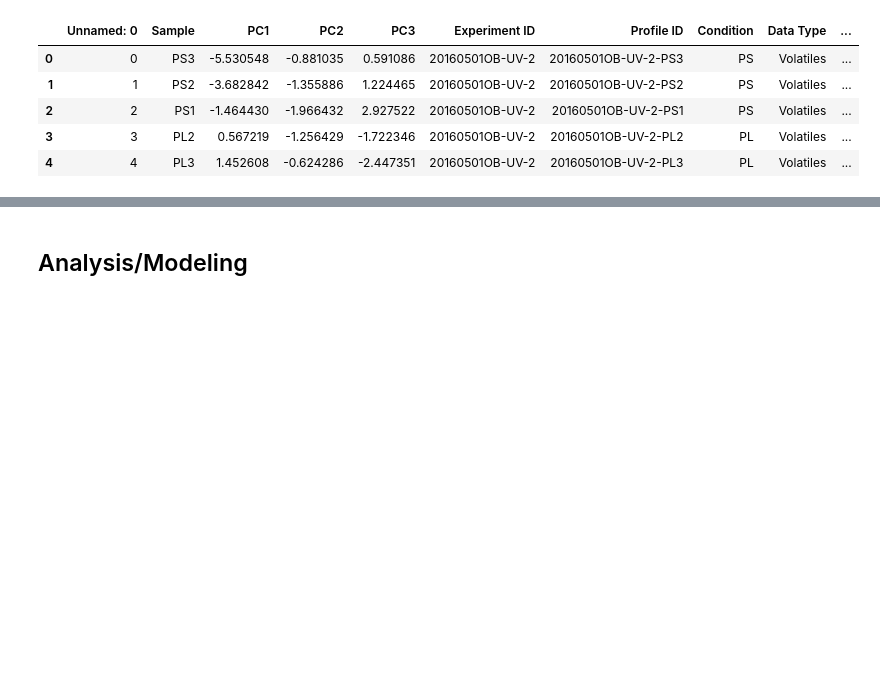
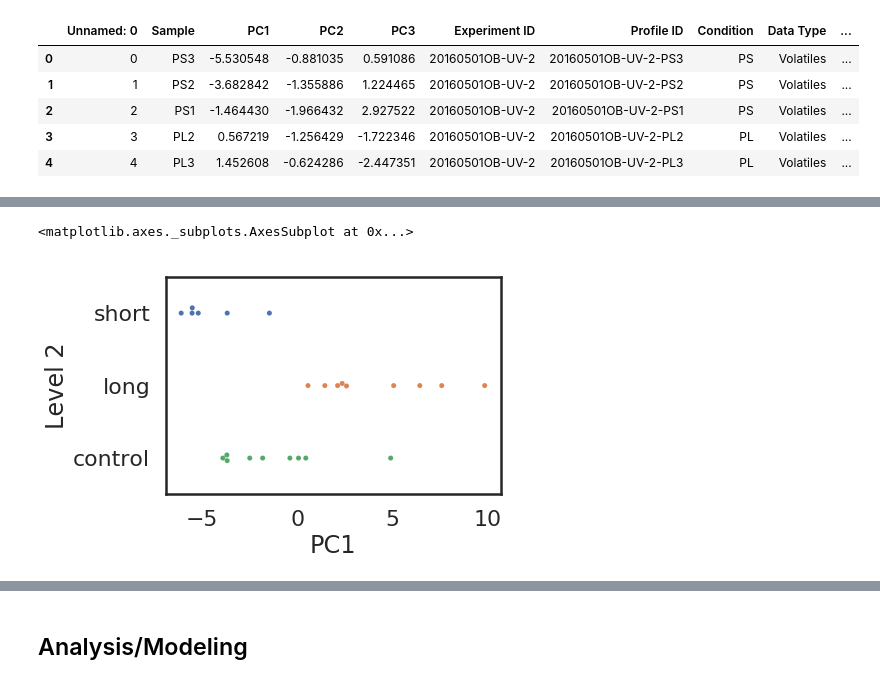
Before and after one commit to jimmyjamesarnold/flavor-data, a Jupyter notebook: Modeling Flavor Development on Conditions.ipynb, the cells around one changed output, grey strips where cells are left out. Drawn from its saved outputs; the diff is of its cells as text; code cells hidden in the pictures; blank space fills up the shorter version.

```diff
--- a/Modeling Flavor Development on Conditions.ipynb
+++ b/Modeling Flavor Development on Conditions.ipynb
@@ -32,0 +43,6 @@ df.head()
+# %%
+# Check Level 2  - UV photoperiod
+sns.swarmplot('PC1', 'Level 2', data=df)
+# %% [output]
+<matplotlib.axes._subplots.AxesSubplot at 0x...>
+[figure, added]
```
Also changed, not shown: parts of 15 cells of this notebook, 42 other files.
